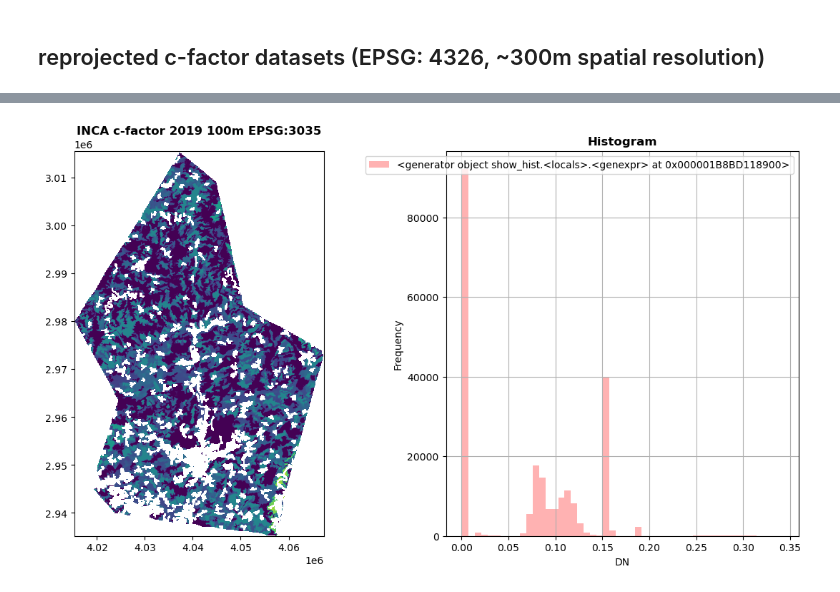
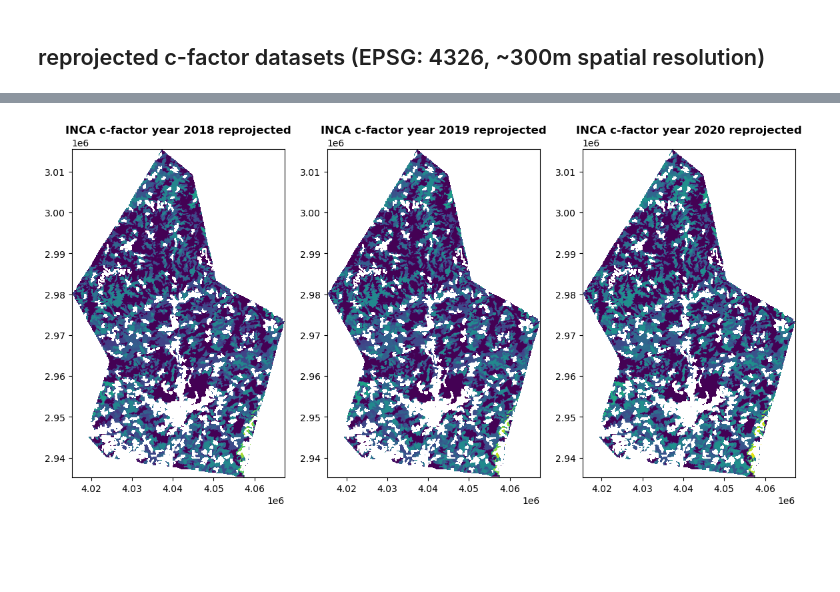
Before and after one commit to integratedmodelling/OpenEO-UDP-UDF-catalogue, a Jupyter notebook: examples/tests_c-factor_UDP.ipynb, the cells around one changed output, grey strips where cells are left out. Drawn from its saved outputs; the diff is of its cells as text; code cells hidden in the pictures; blank space fills up the shorter version.

Commit message:
NCAP-1065 finalized c-factor UDP for soil retention

```diff
--- a/examples/tests_c-factor_UDP.ipynb
+++ b/examples/tests_c-factor_UDP.ipynb
@@ -114,9 +138,12 @@ Wall time: 1min 2s
 # %%
 # visu result
-with rasterio.open("c-factor_INCA_2019_100m_EPSG3035_LU.tif") as src:
-    fig, (axrgb, axhist) = pyplot.subplots(1, 2, figsize=(14,7))
-    show(src, with_bounds=True, ax=axrgb, title='INCA c-factor 2019 100m EPSG:3035')
-    show_hist(src, bins=50, lw=0.0, stacked=False, alpha=0.3, histtype='stepfilled', title="Histogram", ax=axhist)
+with rasterio.open("c-factor_INCA_2018_100m_EPSG3035_LU.tif") as src, \
+  rasterio.open("c-factor_INCA_2019_100m_EPSG3035_LU.tif") as src2, \
+  rasterio.open("c-factor_INCA_2020_100m_EPSG3035_LU.tif") as src3:
+    fig, (ax1, ax2, ax3) = pyplot.subplots(1, 3, figsize=(14,7))
+    show(src, with_bounds=True, ax=ax1, title='INCA c-factor year 2018 reprojected')
+    show(src2, with_bounds=True, ax=ax2, title='INCA c-factor year 2019 reprojected')
+    show(src3, with_bounds=True, ax=ax3, title='INCA c-factor year 2020 reprojected')
     pyplot.show()
 # %% [output]
-[figure, old version]
+[figure, new version]
```
Also changed, not shown: parts of 8 cells of this notebook.
